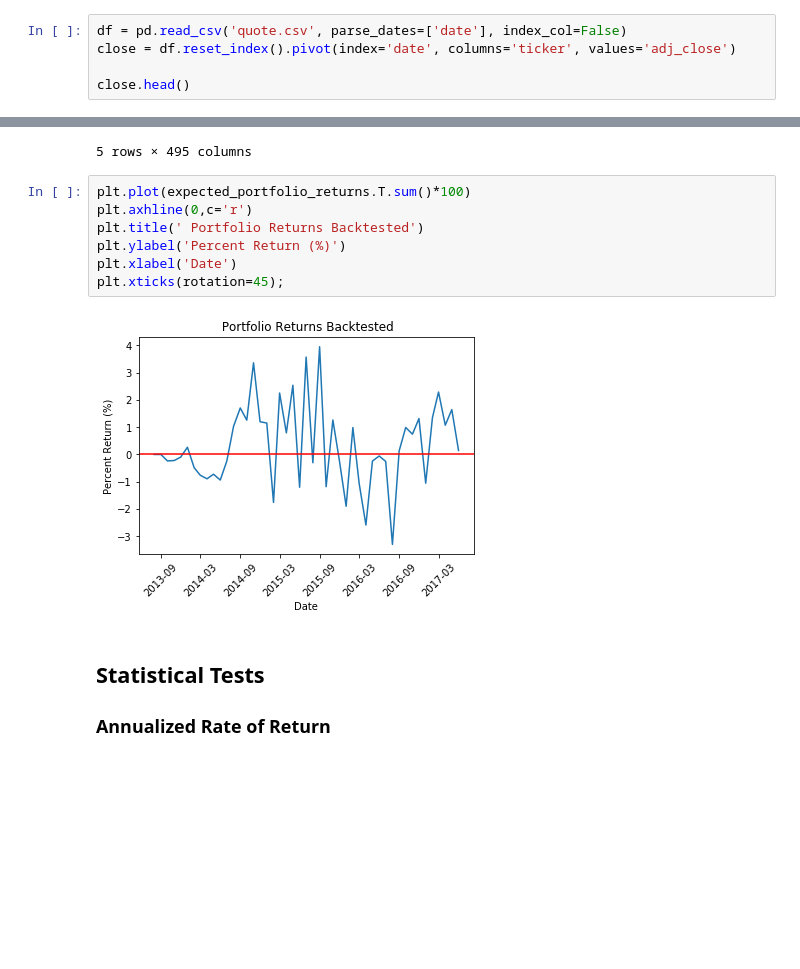
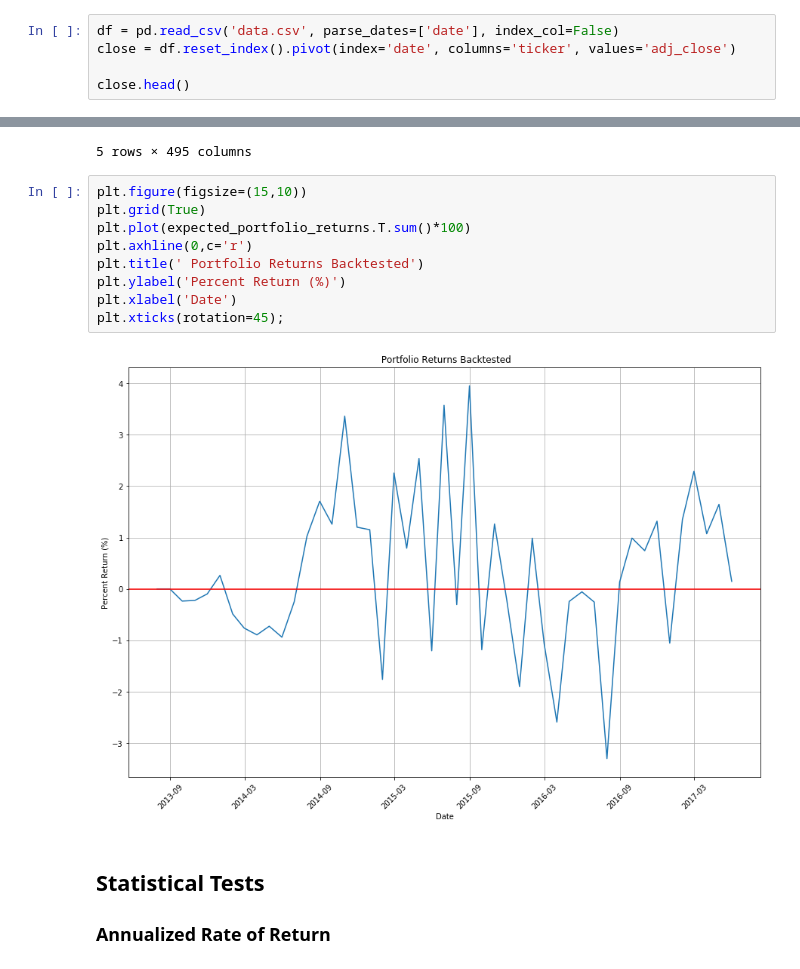
Before and after one commit to nfjb/basic-momentum-analysis, a Jupyter notebook: momentum_project.ipynb, the cells around one changed output, grey strips where cells are left out. Drawn from its saved outputs; the diff is of its cells as text; blank space fills up the shorter version.

```diff
--- a/momentum_project.ipynb
+++ b/momentum_project.ipynb
@@ -11,7 +11,7 @@ import matplotlib.pyplot as plt
 ### Load Data
 The data we use for most of the projects is end of day data. This contains data for many stocks, but we'll be looking at stocks in the S&P 500. We also made things a little easier to run by narrowing down our range of time period instead of using all of the data.
 # %%
-df = pd.read_csv('quote.csv', parse_dates=['date'], index_col=False)
+df = pd.read_csv('data.csv', parse_dates=['date'], index_col=False)
 close = df.reset_index().pivot(index='date', columns='ticker', values='adj_close')
 
 close.head()
@@ -322,14 +326,16 @@ expected_portfolio_returns.head()
 | 2013-11-30 | 0.000000 | 0.000727 | 0.00092 | 0.000000 | 0.0 | -0.0 | 0.000000 | 0.0 | 0.000000 | 0.0 | ... | ... |
 5 rows × 495 columns
 # %%
+plt.figure(figsize=(15,10))
+plt.grid(True)
 plt.plot(expected_portfolio_returns.T.sum()*100)
 plt.axhline(0,c='r')
 plt.title(' Portfolio Returns Backtested')
 plt.ylabel('Percent Return (%)')
 plt.xlabel('Date')
 plt.xticks(rotation=45);
 # %% [output]
-[figure, old version]
+[figure, new version]
 # %% [markdown]
 ## Statistical Tests
 ### Annualized Rate of Return
```
Also changed, not shown: parts of 2 cells of this notebook.
